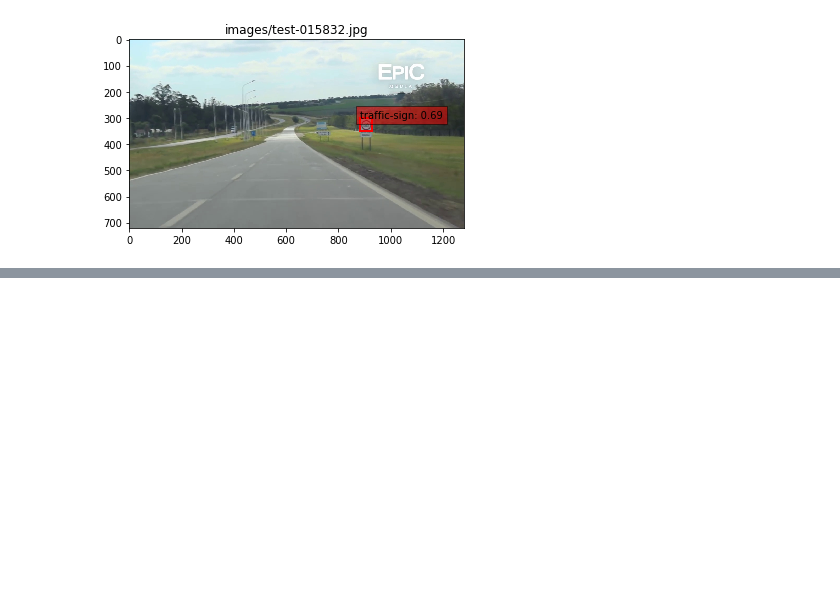
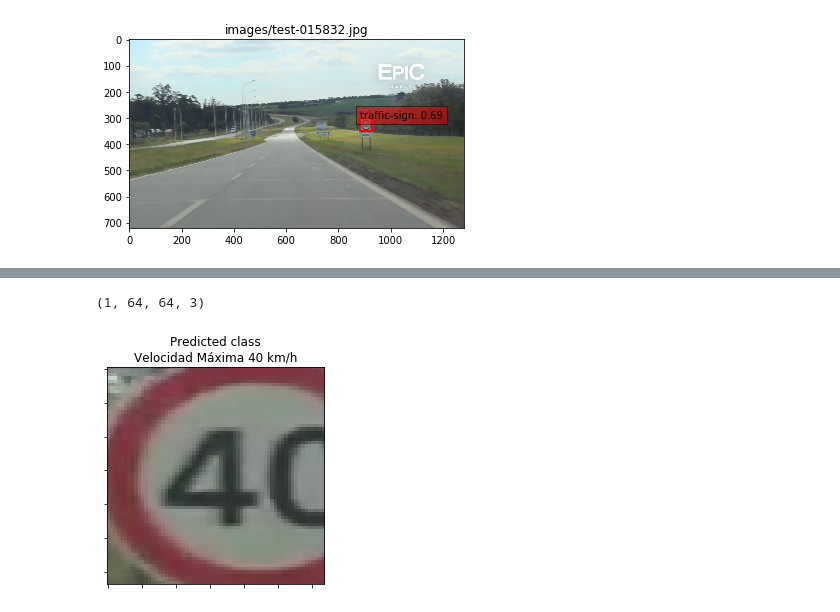
Before and after one commit to ariangilesgarcia/traffic-sign-classification, a Jupyter notebook: yolo-keras.ipynb, the cells around one changed output, grey strips where cells are left out. Saved outputs shown, nothing was run; the diff lists cells and outputs as text; code cells hidden in the pictures; blank space fills up the shorter version.

```diff
--- a/yolo-keras.ipynb
+++ b/yolo-keras.ipynb
@@ -173,0 +208,16 @@ plt.show()
+# %%
+# Checkpoint path
+checkpoint_path = 'checkpoints/'
+
+# Model name
+model_name = 'model_3_custom'
+
+# Model function
+model_function = model_3
+
+# Weights path
+weights_name = 'model_3_custom-weights-18-1.00.hdf5'
+weights_path = os.path.join(os.path.join(checkpoint_path, model_name), weights_name)
+# %%
+model = model_function(weights_path)
+model.summary()
@@ -173,0 +242,16 @@ plt.show()
+# %%
+crop = cv2.resize(crop, (IMG_SIZE, IMG_SIZE))
+crop = np.expand_dims(crop, axis=0)
+crop.shape
+# %% [output]
+(1, 64, 64, 3)
+# %%
+prediction = model.predict_classes(crop, verbose=False)
+# %%
+plt.imshow(crop[0])
+plt.axes().set_title('Predicted class\n' + classes[str(prediction[0])])
+plt.axes().set_yticklabels([])
+plt.axes().set_xticklabels([])
+plt.show()
+# %% [output]
+[figure, added]
```
Also changed, not shown: parts of 15 cells of this notebook.
